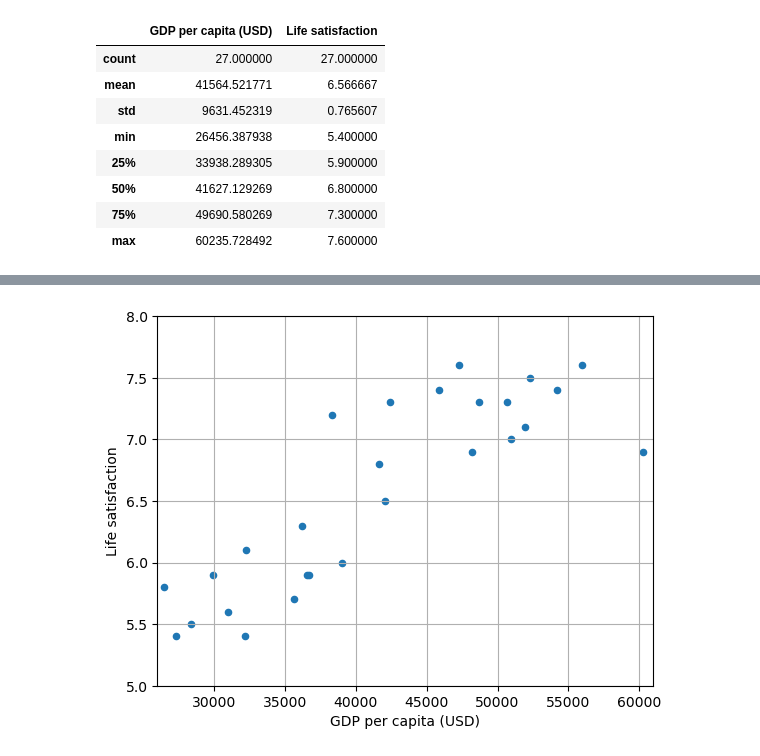
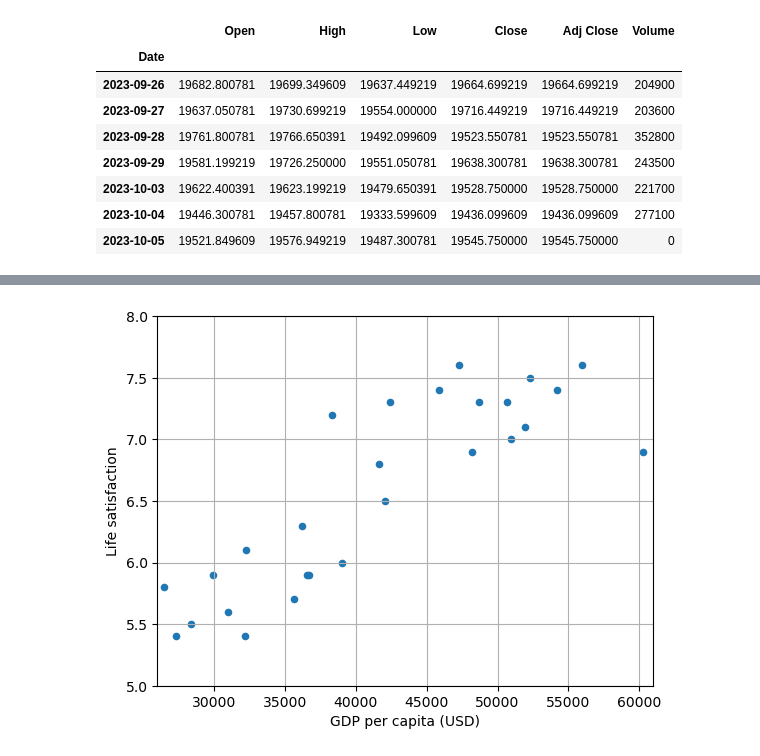
Before and after one commit to RockersAj23/first-one, a Jupyter notebook: practice.ipynb, the cells around one changed output, grey strips where cells are left out. Drawn from its saved outputs; the diff is of its cells as text; code cells hidden in the pictures.

```diff
--- a/practice.ipynb
+++ b/practice.ipynb
@@ -17,12 +20,0 @@ data_root.head()
-# %%
-data_root.describe()
-# %% [output]
-|  | GDP per capita (USD) | Life satisfaction |
-| count | 27.000000 | 27.000000 |
-| mean | 41564.521771 | 6.566667 |
-| std | 9631.452319 | 0.765607 |
-| min | 26456.387938 | 5.400000 |
-| 25% | 33938.289305 | 5.900000 |
-| 50% | 41627.129269 | 6.800000 |
-| 75% | 49690.580269 | 7.300000 |
-| max | 60235.728492 | 7.600000 |
@@ -31,0 +23,12 @@ Y= data_root[["Life satisfaction"]].values
+# %%
+focus
+# %% [output]
+|  | Open | High | Low | Close | Adj Close | Volume |
+| Date |  |  |  |  |  |  |
+| 2023-09-26 | 19682.800781 | 19699.349609 | 19637.449219 | 19664.699219 | 19664.699219 | 204900 |
+| 2023-09-27 | 19637.050781 | 19730.699219 | 19554.000000 | 19716.449219 | 19716.449219 | 203600 |
+| 2023-09-28 | 19761.800781 | 19766.650391 | 19492.099609 | 19523.550781 | 19523.550781 | 352800 |
+| 2023-09-29 | 19581.199219 | 19726.250000 | 19551.050781 | 19638.300781 | 19638.300781 | 243500 |
+| 2023-10-03 | 19622.400391 | 19623.199219 | 19479.650391 | 19528.750000 | 19528.750000 | 221700 |
+| 2023-10-04 | 19446.300781 | 19457.800781 | 19333.599609 | 19436.099609 | 19436.099609 | 277100 |
+| 2023-10-05 | 19521.849609 | 19576.949219 | 19487.300781 | 19545.750000 | 19545.750000 | 0 |
```
Also changed, not shown: parts of 7 cells of this notebook, 2 other files.
